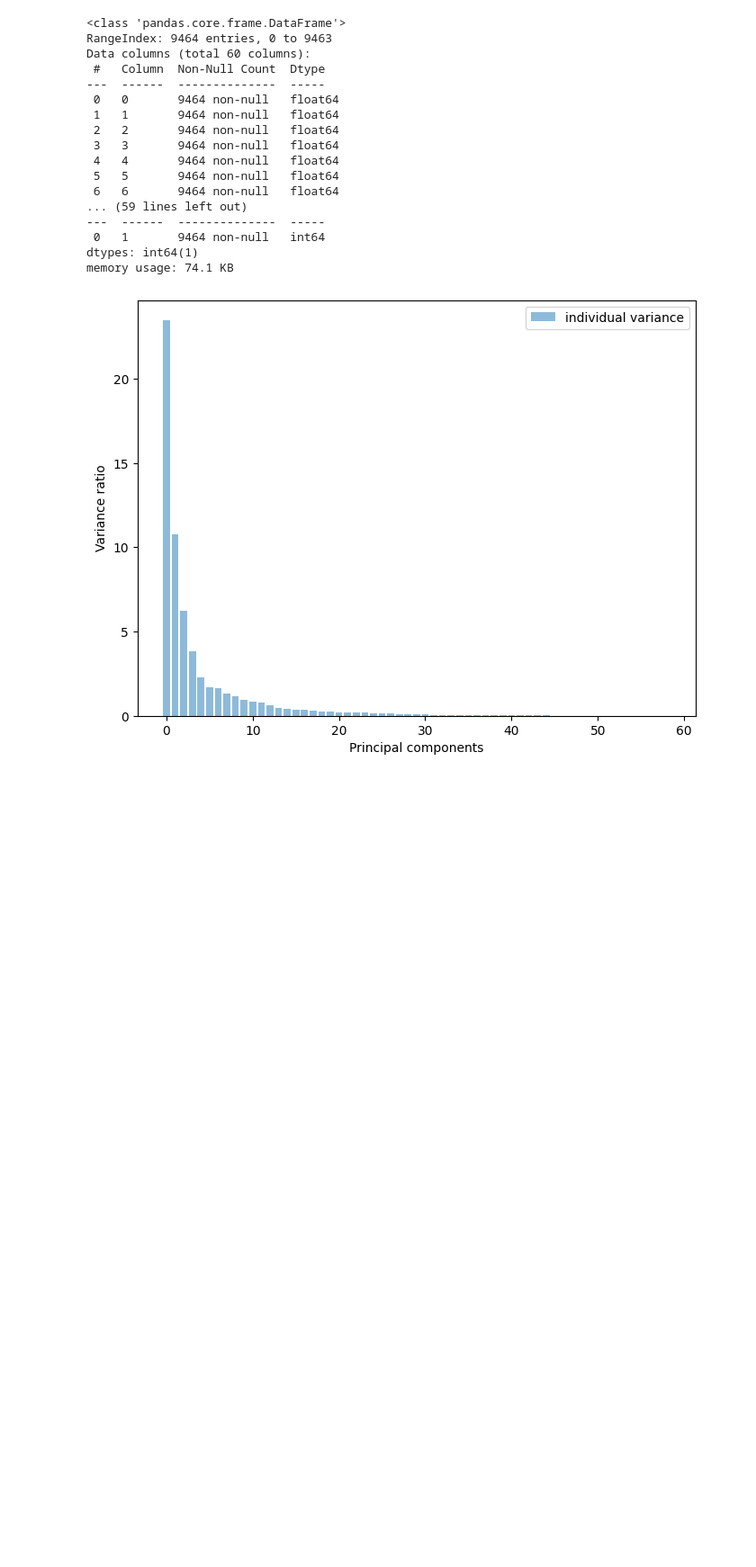
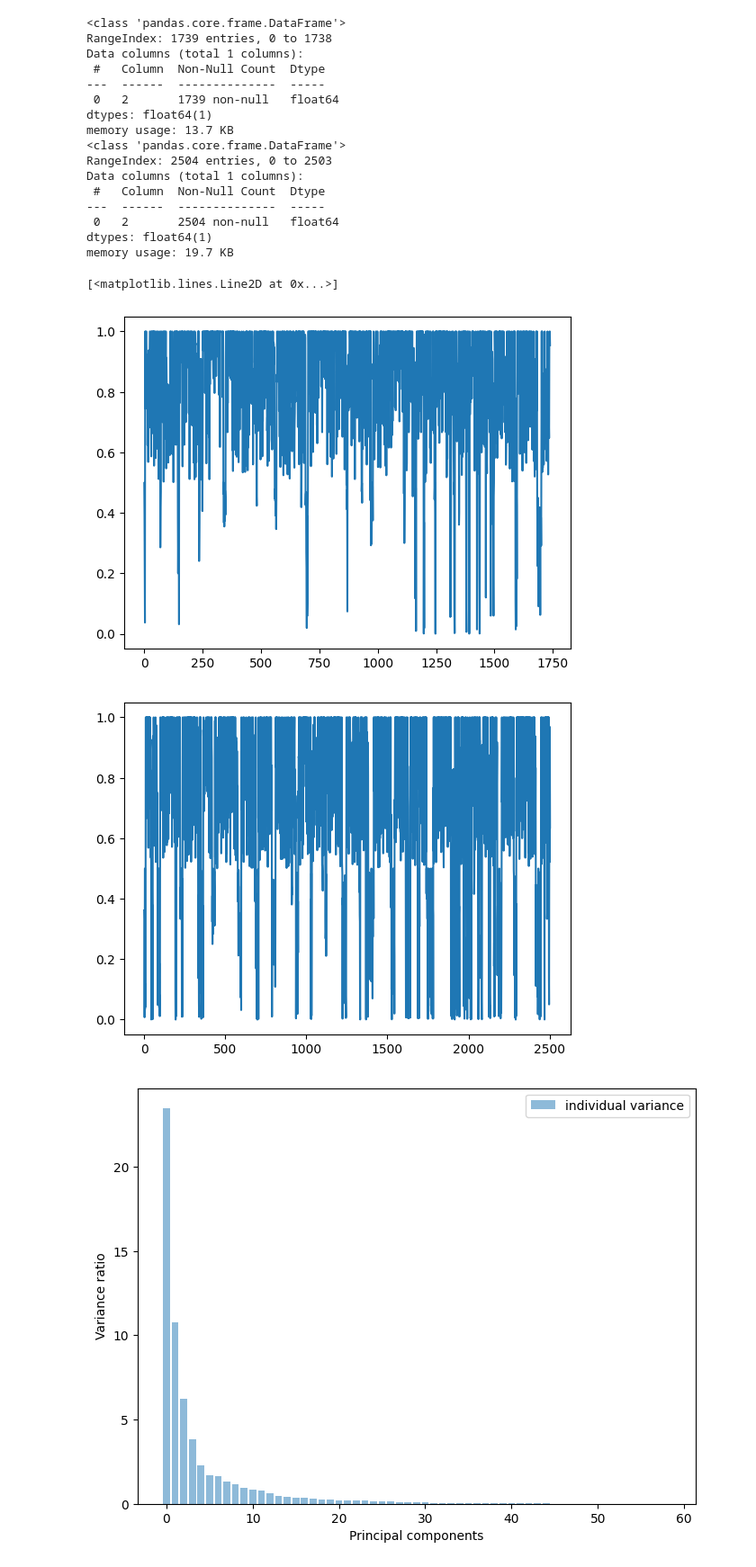
Before and after one commit to EdAlita/RetinaSegmentation-HEx, a Jupyter notebook: code/test.ipynb, the cells around one changed output. Shown at 90% size. Saved outputs shown, nothing was run; the diff lists cells and outputs as text; code cells hidden in the pictures; blank space fills up the shorter version.

```diff
--- a/code/test.ipynb
+++ b/code/test.ipynb
@@ -60,29 +60,36 @@ class BinaryClassifierEvaluator:
         plt.title('Receiver Operating Characteristic')
         plt.legend(loc="lower right")
         plt.show()
-# %%
-X_train = pd.read_csv('x_train.csv',header=None)
-X_train.info()
-Y_train = pd.read_csv('y_train.csv',header=None,usecols=[1])
-Y_train.info()
-# %% [output]
-<class 'pandas.core.frame.DataFrame'>
-RangeIndex: 9464 entries, 0 to 9463
-Data columns (total 60 columns):
- #   Column  Non-Null Count  Dtype
----  ------  --------------  -----
- 0   0       9464 non-null   float64
- 1   1       9464 non-null   float64
- 2   2       9464 non-null   float64
- 3   3       9464 non-null   float64
- 4   4       9464 non-null   float64
- 5   5       9464 non-null   float64
- 6   6       9464 non-null   float64
-... (59 lines left out)
----  ------  --------------  -----
- 0   1       9464 non-null   int64
-dtypes: int64(1)
-memory usage: 74.1 KB
+# %%
+
+Y_train = pd.read_csv('y_97train.csv',header=None,usecols=[2])
+Y_train.info()
+plt.plot(Y_train)
+
+plt.figure()
+Y = pd.read_csv('y_92train.csv',header=None,usecols=[2])
+Y.info()
+plt.plot(Y)
+# %% [output]
+<class 'pandas.core.frame.DataFrame'>
+RangeIndex: 1739 entries, 0 to 1738
+Data columns (total 1 columns):
+ #   Column  Non-Null Count  Dtype
+---  ------  --------------  -----
+ 0   2       1739 non-null   float64
+dtypes: float64(1)
+memory usage: 13.7 KB
+<class 'pandas.core.frame.DataFrame'>
+RangeIndex: 2504 entries, 0 to 2503
+Data columns (total 1 columns):
+ #   Column  Non-Null Count  Dtype
+---  ------  --------------  -----
+ 0   2       2504 non-null   float64
+dtypes: float64(1)
+memory usage: 19.7 KB
+[<matplotlib.lines.Line2D at 0x...>]
+[figure, added]
+[figure, added]
 # %%
 scaler =StandardScaler().fit(X_train)
 X_train = scaler.transform(X_train)
```
Also changed, not shown: 7 other files.
